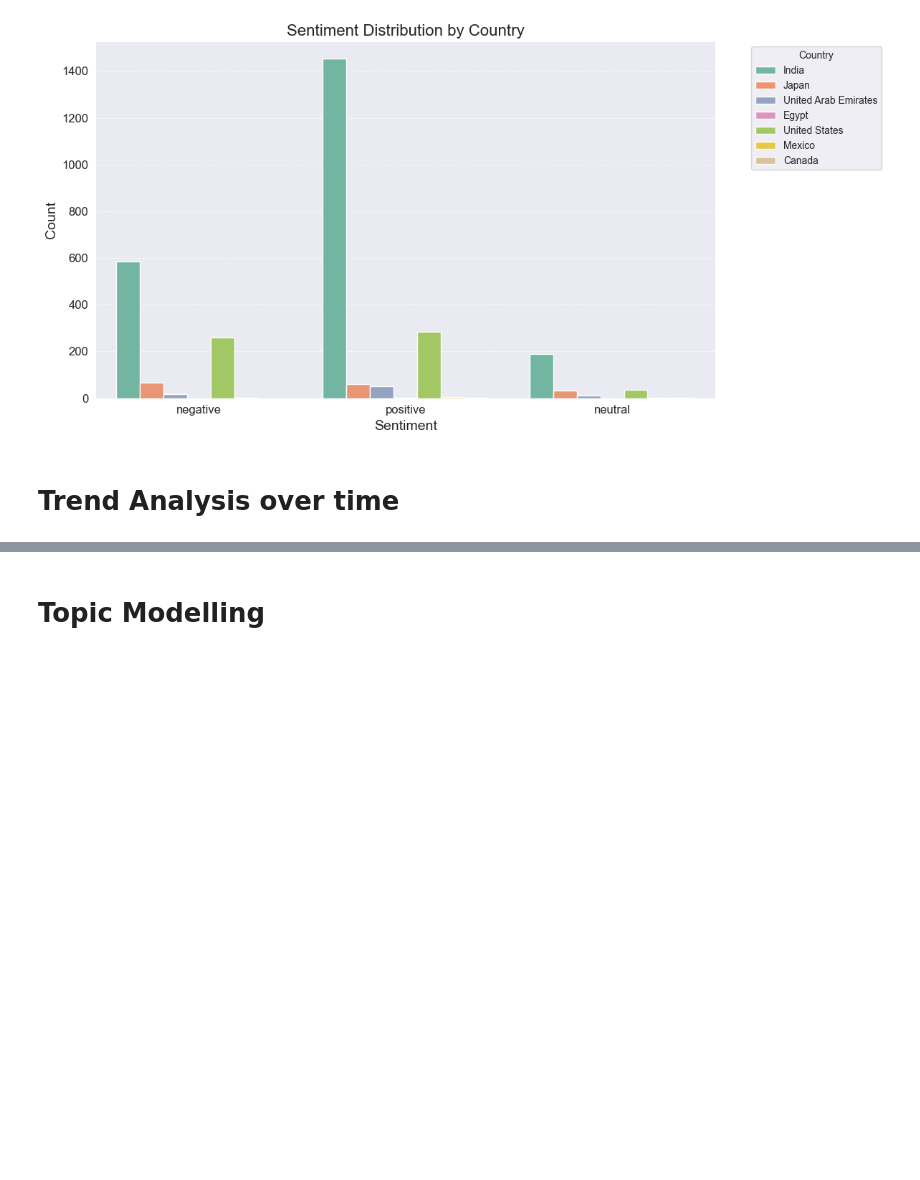
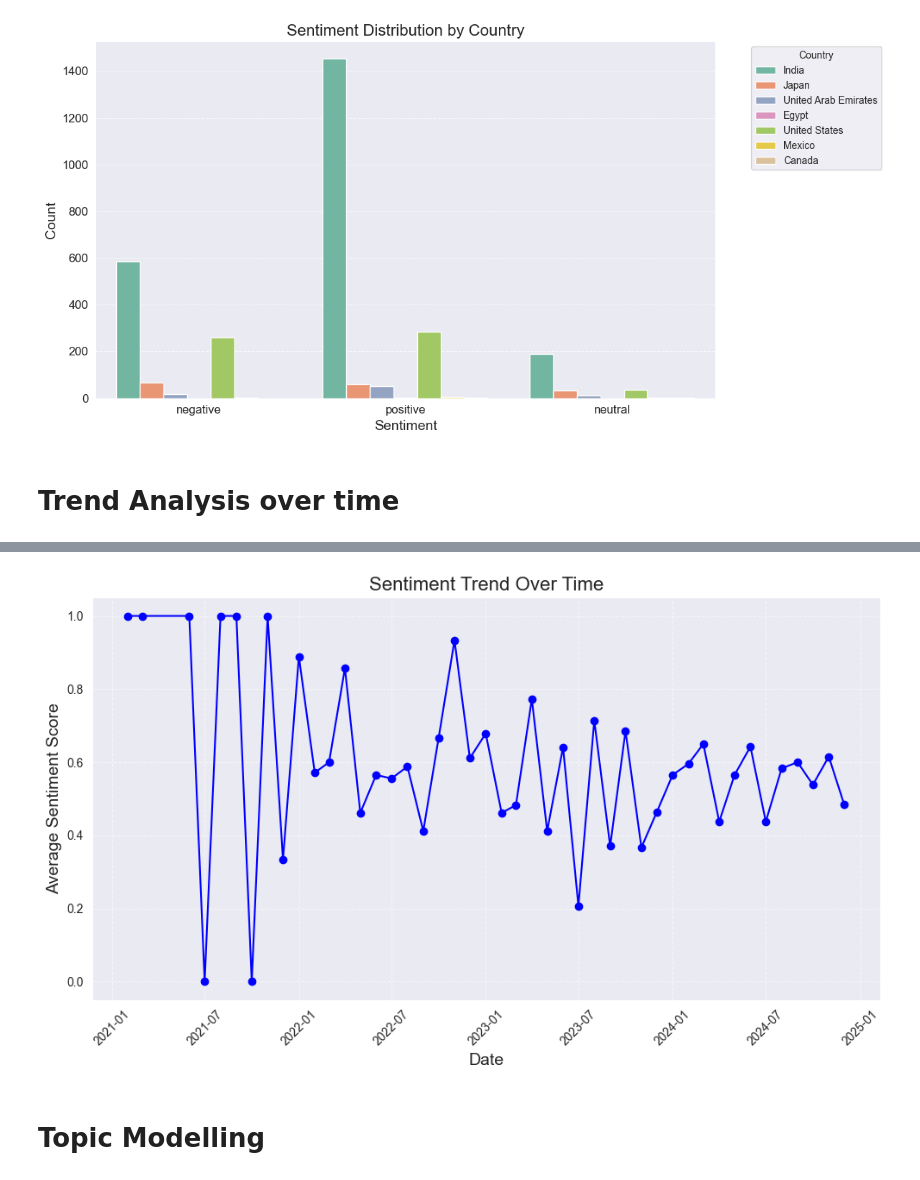
Before and after one commit to Jibincodes/SentimentAnalysis_CustomerReviews, a Jupyter notebook: src/analysis.ipynb, the cells around one changed output, grey strips where cells are left out. Saved outputs shown, nothing was run; the diff lists cells and outputs as text; code cells hidden in the pictures; blank space fills up the shorter version.

Commit message:
sentiment trend over time using vader added

```diff
--- a/src/analysis.ipynb
+++ b/src/analysis.ipynb
@@ -601,3 +602,26 @@ plt.show()
+# %%
+#visualize the sentiment trend over time
+#using sentiment score from Vader model
+# Group by date (month) and calculate the average sentiment score
+df['date'] = pd.to_datetime(df['date'], errors='coerce')
+sentiment_trend = (
+    df.groupby(df['date'].dt.to_period('M'))['sentiment_score_vader']
+    .mean()
+    .reset_index()
+)
+sentiment_trend['date'] = sentiment_trend['date'].dt.to_timestamp()
+# Plot the sentiment trend over time
+plt.figure(figsize=(10, 6))
+plt.plot(sentiment_trend['date'], sentiment_trend['sentiment_score_vader'], marker='o', linestyle='-', color='b')
+plt.title("Sentiment Trend Over Time", fontsize=16)
+plt.xlabel("Date", fontsize=14)
+plt.ylabel("Average Sentiment Score", fontsize=14)
+plt.grid(visible=True, linestyle='--', alpha=0.6)
+plt.xticks(rotation=45)
+plt.tight_layout()
+plt.show()
+# %% [output]
+[figure, added]
 # %% [markdown]
 # Topic Modelling
 # %%
```
Also changed, not shown: parts of 1 cell of this notebook.
